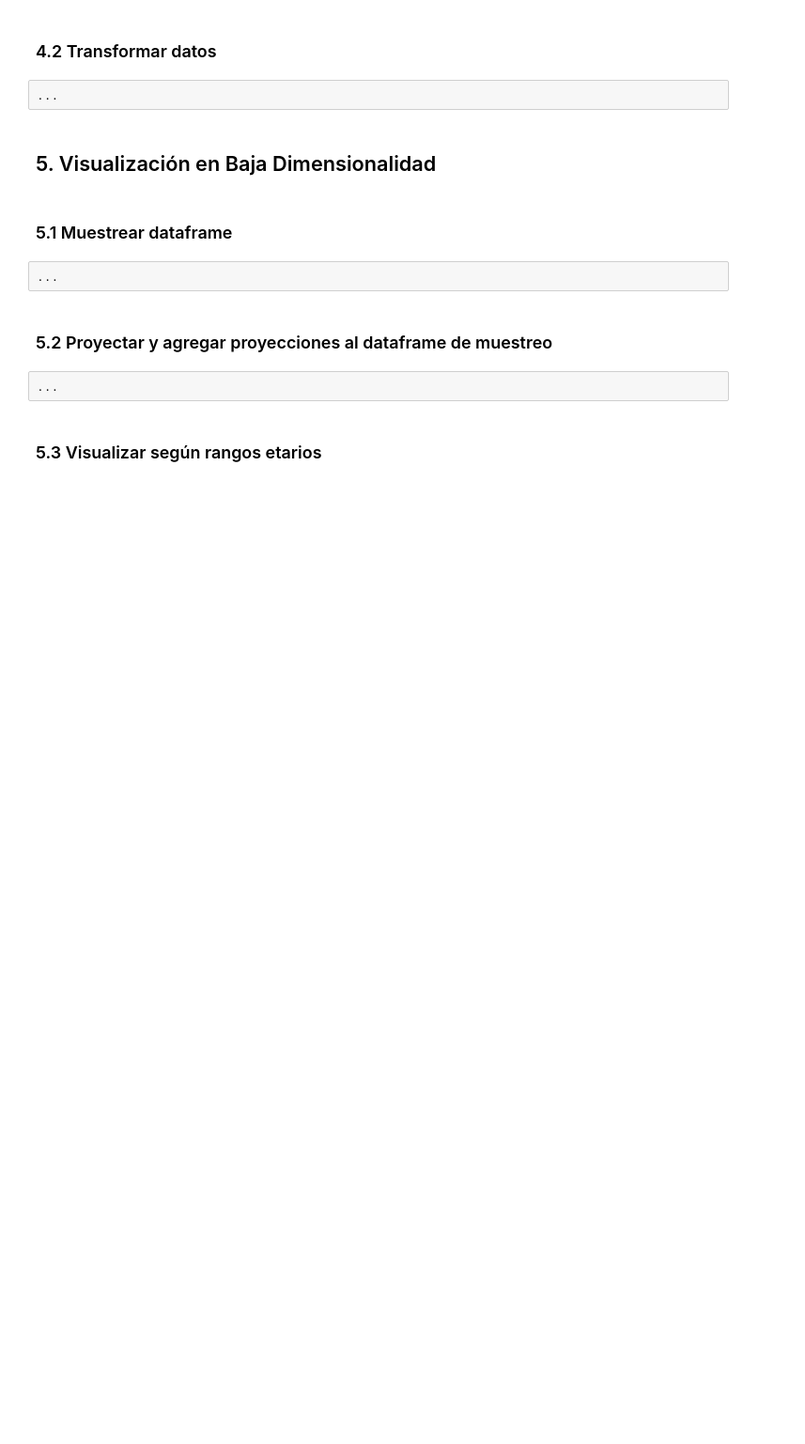
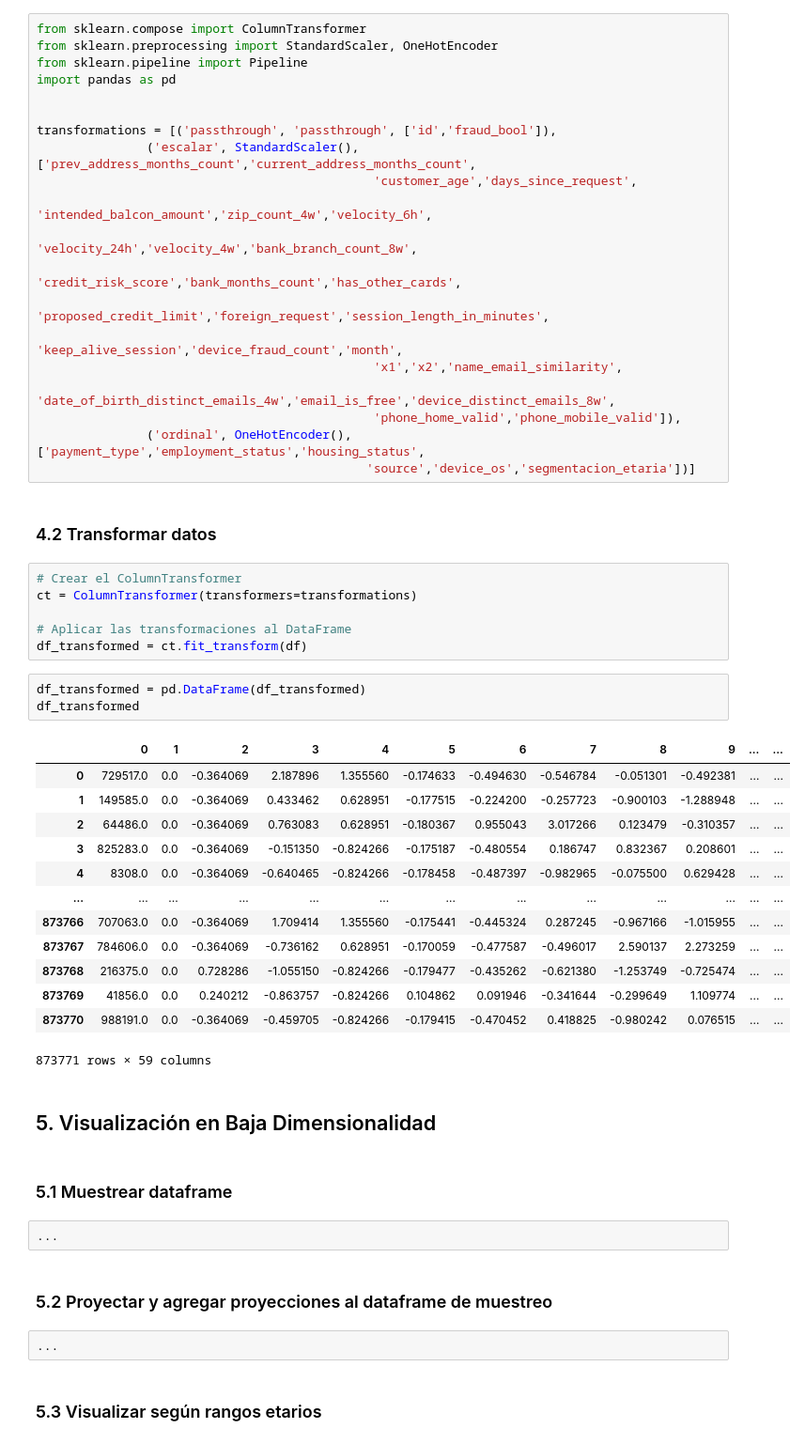
Before and after one commit to mvarasg/MDS7202-Lab-Programacion-Cientifica-MDS, a Jupyter notebook: proyecto1/Proyecto_Respuestas.ipynb, the cells around one changed output. Shown at 94% size. Cells and saved outputs as stored; diff of their text form; blank space fills up the shorter version.

```diff
--- a/proyecto1/Proyecto_Respuestas.ipynb
+++ b/proyecto1/Proyecto_Respuestas.ipynb
@@ -298,7 +316,48 @@ https://github.com/ydataai/ydata-profiling/issues
+# %%
+from sklearn.compose import ColumnTransformer
+from sklearn.preprocessing import StandardScaler, OneHotEncoder
+from sklearn.pipeline import Pipeline
+import pandas as pd
+
+
+transformations = [('passthrough', 'passthrough', ['id','fraud_bool']),
+               ('escalar', StandardScaler(), ['prev_address_months_count','current_address_months_count',
+                                              'customer_age','days_since_request',
+                                              'intended_balcon_amount','zip_count_4w','velocity_6h',
+                                              'velocity_24h','velocity_4w','bank_branch_count_8w',
+                                              'credit_risk_score','bank_months_count','has_other_cards',
+                                              'proposed_credit_limit','foreign_request','session_length_in_minutes',
+                                              'keep_alive_session','device_fraud_count','month',
+                                              'x1','x2','name_email_similarity',
+                                              'date_of_birth_distinct_emails_4w','email_is_free','device_distinct_emails_8w',
+                                              'phone_home_valid','phone_mobile_valid']),
+               ('ordinal', OneHotEncoder(), ['payment_type','employment_status','housing_status',
+                                             'source','device_os','segmentacion_etaria'])]
 # %% [markdown]
 ### 4.2 Transformar datos
-# %%
-...
+# %%
+# Crear el ColumnTransformer
+ct = ColumnTransformer(transformers=transformations)
+
+# Aplicar las transformaciones al DataFrame
+df_transformed = ct.fit_transform(df)
+# %%
+df_transformed = pd.DataFrame(df_transformed)
+df_transformed
+# %% [output]
+|  | 0 | 1 | 2 | 3 | 4 | 5 | 6 | 7 | 8 | 9 | ... | ... |
+| 0 | 729517.0 | 0.0 | -0.364069 | 2.187896 | 1.355560 | -0.174633 | -0.494630 | -0.546784 | -0.051301 | -0.492381 | ... | ... |
+| 1 | 149585.0 | 0.0 | -0.364069 | 0.433462 | 0.628951 | -0.177515 | -0.224200 | -0.257723 | -0.900103 | -1.288948 | ... | ... |
+| 2 | 64486.0 | 0.0 | -0.364069 | 0.763083 | 0.628951 | -0.180367 | 0.955043 | 3.017266 | 0.123479 | -0.310357 | ... | ... |
+| 3 | 825283.0 | 0.0 | -0.364069 | -0.151350 | -0.824266 | -0.175187 | -0.480554 | 0.186747 | 0.832367 | 0.208601 | ... | ... |
+| 4 | 8308.0 | 0.0 | -0.364069 | -0.640465 | -0.824266 | -0.178458 | -0.487397 | -0.982965 | -0.075500 | 0.629428 | ... | ... |
+| ... | ... | ... | ... | ... | ... | ... | ... | ... | ... | ... | ... | ... |
+| 873766 | 707063.0 | 0.0 | -0.364069 | 1.709414 | 1.355560 | -0.175441 | -0.445324 | 0.287245 | -0.967166 | -1.015955 | ... | ... |
+| 873767 | 784606.0 | 0.0 | -0.364069 | -0.736162 | 0.628951 | -0.170059 | -0.477587 | -0.496017 | 2.590137 | 2.273259 | ... | ... |
+| 873768 | 216375.0 | 0.0 | 0.728286 | -1.055150 | -0.824266 | -0.179477 | -0.435262 | -0.621380 | -1.253749 | -0.725474 | ... | ... |
+| 873769 | 41856.0 | 0.0 | 0.240212 | -0.863757 | -0.824266 | 0.104862 | 0.091946 | -0.341644 | -0.299649 | 1.109774 | ... | ... |
+| 873770 | 988191.0 | 0.0 | -0.364069 | -0.459705 | -0.824266 | -0.179415 | -0.470452 | 0.418825 | -0.980242 | 0.076515 | ... | ... |
+873771 rows × 59 columns
 # %% [markdown]
 ## 5. Visualización en Baja Dimensionalidad
 # %% [markdown]
```
Also changed, not shown: parts of 1 cell of this notebook.
